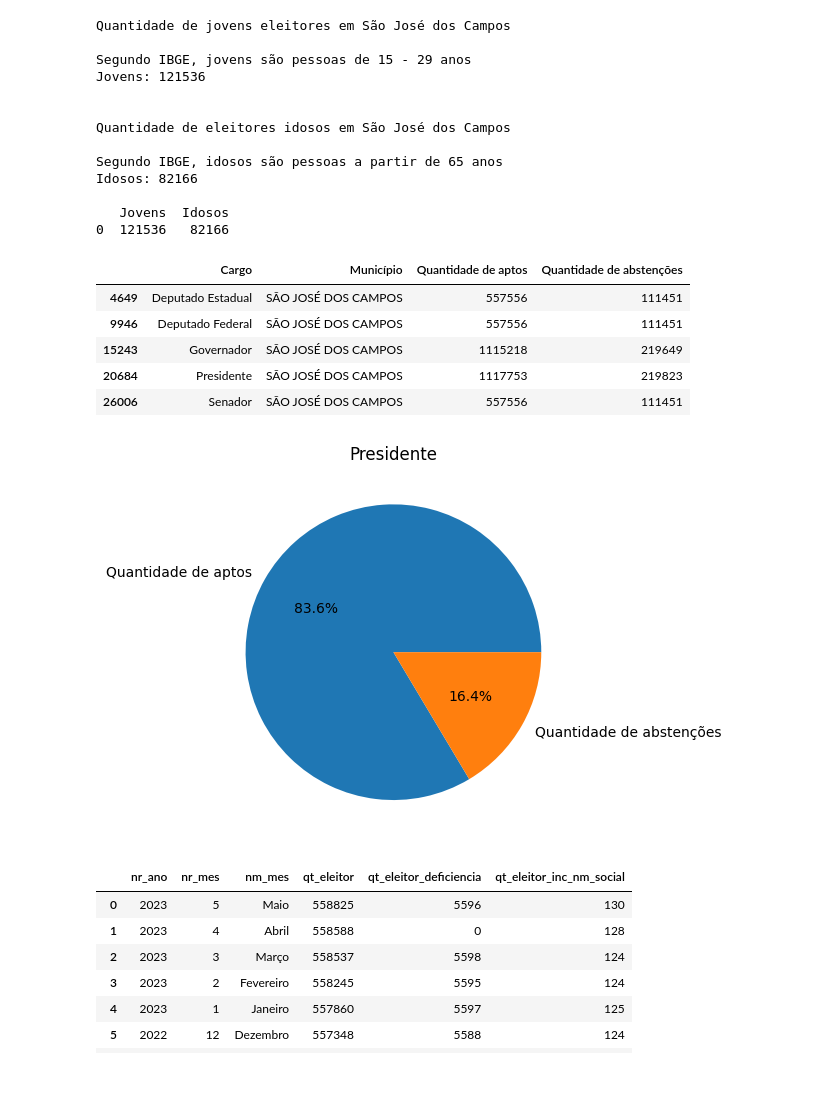
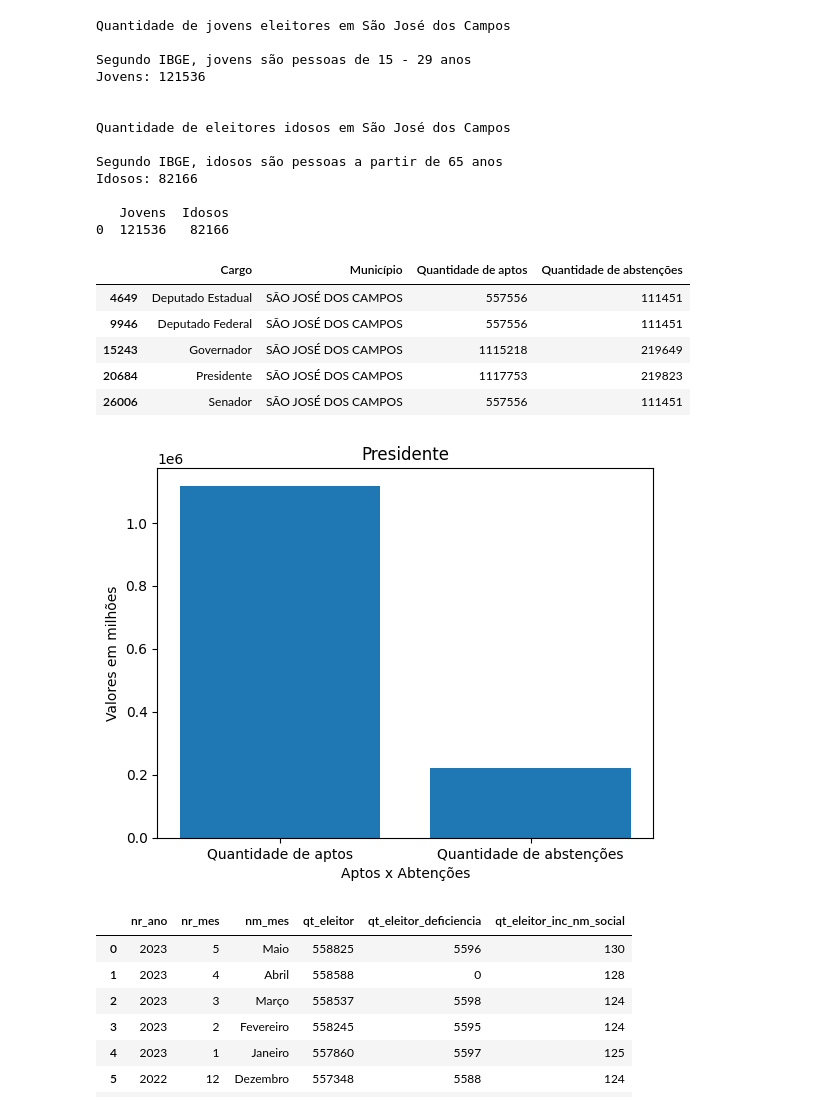
Before and after one commit to toniprado/ProjetoEleicoes, a Jupyter notebook: Projeto.ipynb, the cells around one changed output. Saved outputs shown, nothing was run; the diff lists cells and outputs as text; code cells hidden in the pictures; blank space fills up the shorter version.

Commit message:
Alteração do gráfico de Pizza
Alterado os gráficos de Pizza para barra, pois jornalistas e outros profissionais acreditam que da margem para interpretação errada.

```diff
--- a/Projeto.ipynb
+++ b/Projeto.ipynb
@@ -265,41 +267,41 @@ Idosos: 82166
 # %%
 # ELEITORES AUSENTES
 
-# Filtrar os dados para selecionar apenas as linhas com 'Município' igual a 'Ubatuba'
+# Filtrar os dados para selecionar apenas as linhas com 'Município' igual a 'SÃO JOSÉ DOS CAMPOS'
 municipio = dfa.loc[dfa['Município'] == 'SÃO JOSÉ DOS CAMPOS']
 
 # Exibir os valores recuperados
 display(municipio)
 
 # Filtrar as informações com base no valor 'Presidente' na coluna 'Cargo'
 df_presidente = municipio[municipio['Cargo'] == 'Presidente']
 
 # Obter os valores das colunas 'Quantidade de aptos' e 'Quantidade de abstenções'
 quantidade_aptos = df_presidente['Quantidade de aptos'].values[0]
 quantidade_abstencoes = df_presidente['Quantidade de abstenções'].values[0]
 
-# Criar uma lista com os valores
+# Dados para o gráfico de barras
+categorias = ['Quantidade de aptos', 'Quantidade de abstenções' ]
 valores = [quantidade_aptos, quantidade_abstencoes]
 
-# Criar uma lista com os rótulos para o gráfico de pizza
-rotulos = ['Quantidade de aptos', 'Quantidade de abstenções']
+# Criar o gráfico de barras
+plt.bar(categorias, valores)
 
-# Criar o gráfico de pizza
-plt.pie(valores, labels=rotulos, autopct='%1.1f%%')
-
-# Adicionar título ao gráfico
+# Adicionar rótulos e título
+plt.xlabel('Aptos x Abtenções')
+plt.ylabel('Valores em milhões')
 plt.title('Presidente')
 
 # Exibir o gráfico
 plt.show()
 # %% [output]
 |  | Cargo | Município | Quantidade de aptos | Quantidade de abstenções |
 | 4649 | Deputado Estadual | SÃO JOSÉ DOS CAMPOS | 557556 | 111451 |
 | 9946 | Deputado Federal | SÃO JOSÉ DOS CAMPOS | 557556 | 111451 |
 | 15243 | Governador | SÃO JOSÉ DOS CAMPOS | 1115218 | 219649 |
 | 20684 | Presidente | SÃO JOSÉ DOS CAMPOS | 1117753 | 219823 |
 | 26006 | Senador | SÃO JOSÉ DOS CAMPOS | 557556 | 111451 |
-[figure, old version]
+[figure, new version]
 # %%
 # Evolução do número de eleitores
 
```
Also changed, not shown: parts of 1 cell of this notebook.
